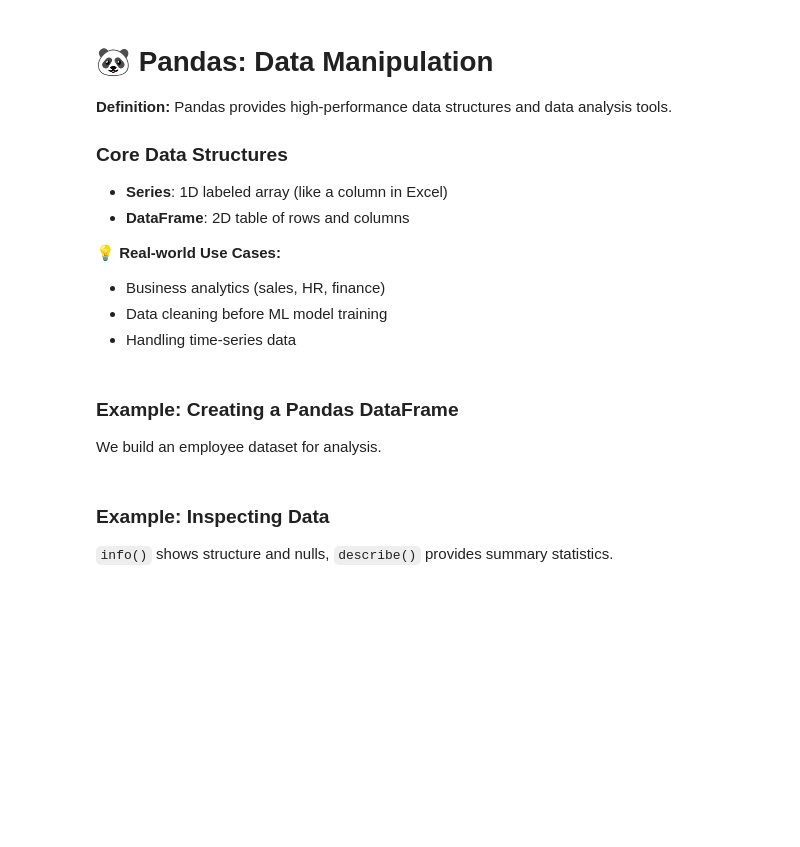
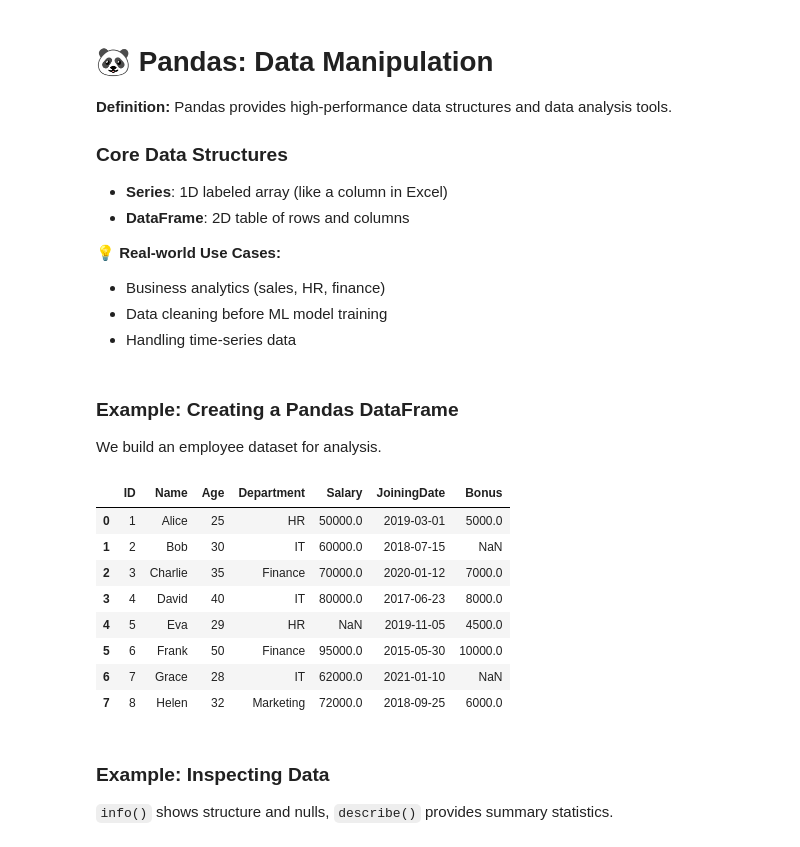
Before and after one commit to venuprakash17/WorkShop-DataScience_with_AI, a Jupyter notebook: Course - Numpy, Pandas, MatpltLib, Seaborn/MasterClass - Practical.ipynb, the cells around one changed output. Saved outputs shown, nothing was run; the diff lists cells and outputs as text; code cells hidden in the pictures; blank space fills up the shorter version.

```diff
--- a/Course - Numpy, Pandas, MatpltLib, Seaborn/MasterClass - Practical.ipynb
+++ b/Course - Numpy, Pandas, MatpltLib, Seaborn/MasterClass - Practical.ipynb
@@ -120,19 +198,30 @@ We build an employee dataset for analysis.
 # %%
 import pandas as pd
 
 # Sample Employee dataset
 data = {
     'ID': [1,2,3,4,5,6,7,8],
     'Name': ['Alice','Bob','Charlie','David','Eva','Frank','Grace','Helen'],
     'Age': [25,30,35,40,29,50,28,32],
     'Department': ['HR','IT','Finance','IT','HR','Finance','IT','Marketing'],
     'Salary': [50000,60000,70000,80000,None,95000,62000,72000],
     'JoiningDate': ['2019-03-01','2018-07-15','2020-01-12','2017-06-23','2019-11-05','2015-05-30','2021-01-10','2018-09-25'],
     'Bonus': [5000,None,7000,8000,4500,10000,None,6000]
 }
 df = pd.DataFrame(data)
+df.head(5)
 df['JoiningDate'] = pd.to_datetime(df['JoiningDate'])
 df
+# %% [output]
+|  | ID | Name | Age | Department | Salary | JoiningDate | Bonus |
+| 0 | 1 | Alice | 25 | HR | 50000.0 | 2019-03-01 | 5000.0 |
+| 1 | 2 | Bob | 30 | IT | 60000.0 | 2018-07-15 | NaN |
+| 2 | 3 | Charlie | 35 | Finance | 70000.0 | 2020-01-12 | 7000.0 |
+| 3 | 4 | David | 40 | IT | 80000.0 | 2017-06-23 | 8000.0 |
+| 4 | 5 | Eva | 29 | HR | NaN | 2019-11-05 | 4500.0 |
+| 5 | 6 | Frank | 50 | Finance | 95000.0 | 2015-05-30 | 10000.0 |
+| 6 | 7 | Grace | 28 | IT | 62000.0 | 2021-01-10 | NaN |
+| 7 | 8 | Helen | 32 | Marketing | 72000.0 | 2018-09-25 | 6000.0 |
 # %% [markdown]
 ### Example: Inspecting Data
 `info()` shows structure and nulls, `describe()` provides summary statistics.
```
Also changed, not shown: parts of 26 cells of this notebook, 3 other files.
